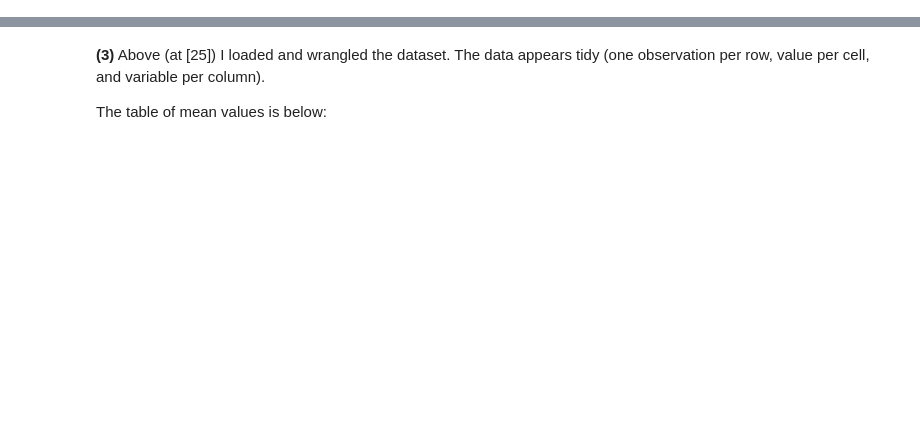
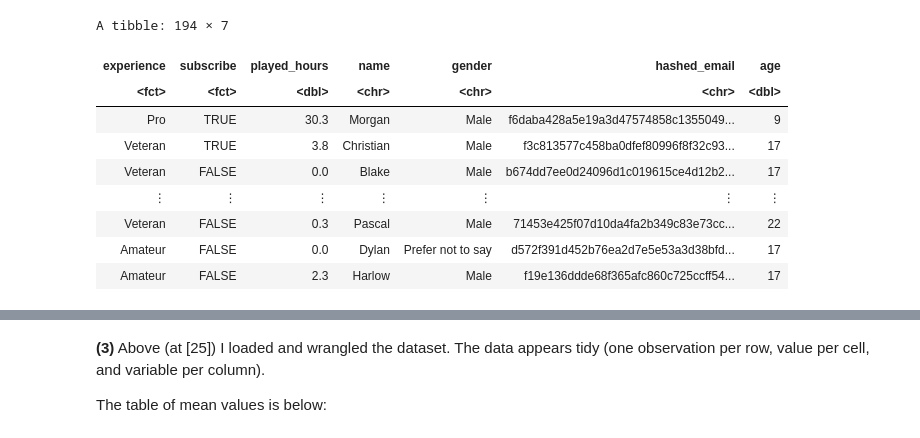
Before and after one commit to nothingbutash/dsci-100-2024w2-group-006-2, a Jupyter notebook: Project.ipynb, the cells around one changed output, grey strips where cells are left out. Cells and saved outputs as stored; diff of their text form; code cells hidden in the pictures; blank space fills up the shorter version.

```diff
--- a/Project.ipynb
+++ b/Project.ipynb
@@ -27,3 +28,3 @@ ERROR: Error in file(filename, "r", encoding = encoding): cannot open the connec
 # %%
 #reading in the data
-players <- read_csv("https://raw.githubusercontent.com/nothingbutash/dsci-100-2024w2-group-006-2/refs/heads/main/players.csv")
+players_csv <- read_csv("https://raw.githubusercontent.com/nothingbutash/dsci-100-2024w2-group-006-2/refs/heads/main/players.csv")
@@ -30,10 +41,22 @@ players <- read_csv("https://raw.githubusercontent.com/nothingbutash/dsci-100-20
 # %%
-players <- players |>
+players <- players_csv |>
     #Changing column names to be more uniform (removed camel case and capitalization)
     #Also had to make subscribe a factor rather than logical, as classification does not work otherwise
     mutate(experience = as_factor(experience), hashed_email = hashedEmail, age = Age, subscribe = as_factor(subscribe)) |>
-    select(-hashedEmail, -Age)
+    select(-hashedEmail, -Age) |>
+    na.omit()
 players
+# %% [output]
+A tibble: 194 × 7
+| experience | subscribe | played_hours | name | gender | hashed_email | age |
+| <fct> | <fct> | <dbl> | <chr> | <chr> | <chr> | <dbl> |
+| Pro | TRUE | 30.3 | Morgan | Male | f6daba428a5e19a3d47574858c1355049... | 9 |
+| Veteran | TRUE | 3.8 | Christian | Male | f3c813577c458ba0dfef80996f8f32c93... | 17 |
+| Veteran | FALSE | 0.0 | Blake | Male | b674dd7ee0d24096d1c019615ce4d12b2... | 17 |
+| ⋮ | ⋮ | ⋮ | ⋮ | ⋮ | ⋮ | ⋮ |
+| Veteran | FALSE | 0.3 | Pascal | Male | 71453e425f07d10da4fa2b349c83e73cc... | 22 |
+| Amateur | FALSE | 0.0 | Dylan | Prefer not to say | d572f391d452b76ea2d7e5e53a3d38bfd... | 17 |
+| Amateur | FALSE | 2.3 | Harlow | Male | f19e136ddde68f365afc860c725ccff54... | 17 |
 # %%
 sample_stats <- players |>
     #calculating the mean, median, and standard deviation with summarize
```
Also changed, not shown: parts of 13 cells of this notebook.
